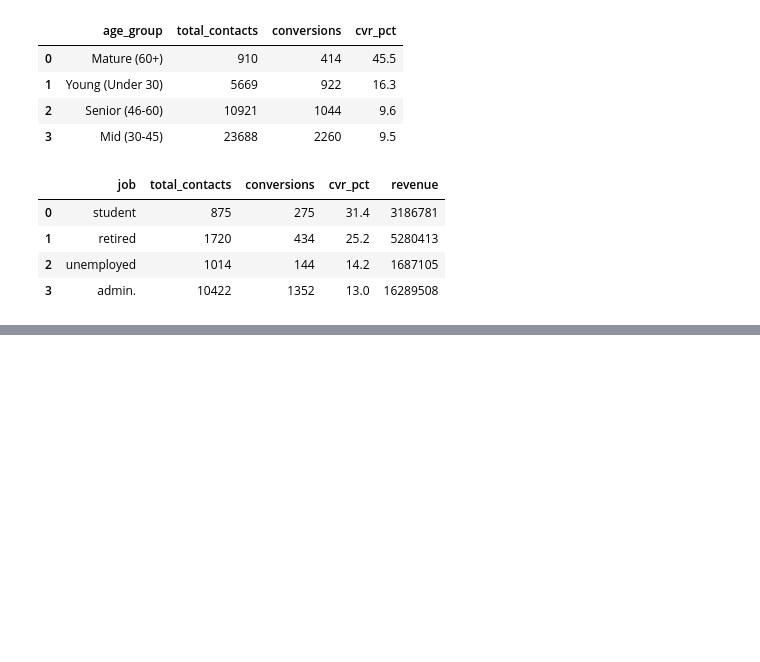
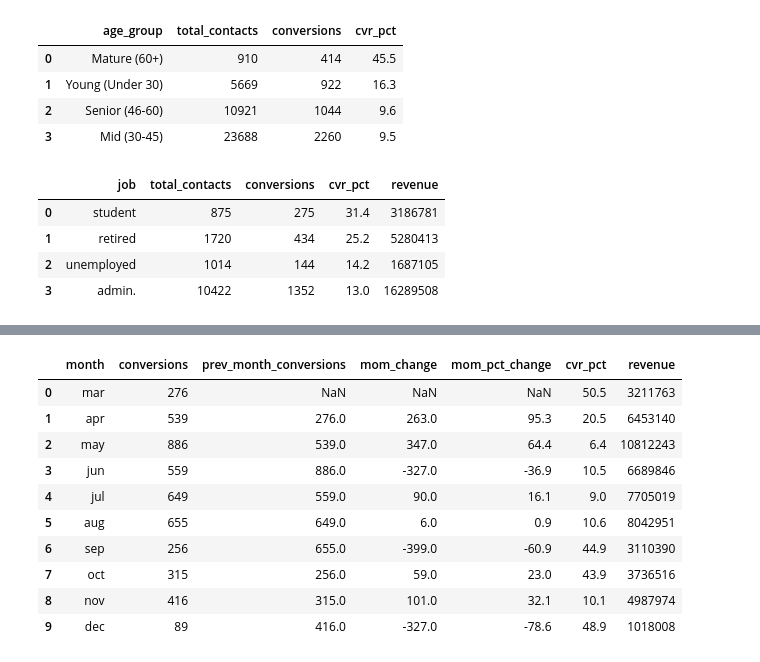
Before and after one commit to Claraoptions/Bank_commercial_dashbord, a Jupyter notebook: sqi_analysis.ipynb, the cells around one changed output, grey strips where cells are left out. Cells and saved outputs as stored; diff of their text form; code cells hidden in the pictures; blank space fills up the shorter version.

```diff
--- a/sqi_analysis.ipynb
+++ b/sqi_analysis.ipynb
@@ -106,0 +177,57 @@ sql("""
+# %%
+sql("""
+    WITH monthly_stats AS (
+        SELECT
+            month,
+            COUNT(*)                        AS total_contacts,
+            SUM(subscribed)                 AS conversions,
+            ROUND(AVG(subscribed) * 100, 1) AS cvr_pct,
+            SUM(deposit_value)              AS revenue
+        FROM bank
+        GROUP BY month
+    ),
+    with_lag AS (
+        SELECT
+            month,
+            conversions,
+            revenue,
+            cvr_pct,
+            LAG(conversions) OVER (ORDER BY CASE month
+                WHEN 'jan' THEN 1 WHEN 'feb' THEN 2 WHEN 'mar' THEN 3
+                WHEN 'apr' THEN 4 WHEN 'may' THEN 5 WHEN 'jun' THEN 6
+                WHEN 'jul' THEN 7 WHEN 'aug' THEN 8 WHEN 'sep' THEN 9
+                WHEN 'oct' THEN 10 WHEN 'nov' THEN 11 WHEN 'dec' THEN 12
+            END) AS prev_month_conversions
+        FROM monthly_stats
+    )
+    SELECT
+        month,
+        conversions,
+        prev_month_conversions,
+        conversions - prev_month_conversions AS mom_change,
+        ROUND(
+            (conversions - prev_month_conversions) * 100.0
+            / prev_month_conversions, 1
+        )                                    AS mom_pct_change,
+        cvr_pct,
+        revenue
+    FROM with_lag
+    ORDER BY CASE month
+        WHEN 'jan' THEN 1 WHEN 'feb' THEN 2 WHEN 'mar' THEN 3
+        WHEN 'apr' THEN 4 WHEN 'may' THEN 5 WHEN 'jun' THEN 6
+        WHEN 'jul' THEN 7 WHEN 'aug' THEN 8 WHEN 'sep' THEN 9
+        WHEN 'oct' THEN 10 WHEN 'nov' THEN 11 WHEN 'dec' THEN 12
+    END
+""")
+# %% [output]
+|  | month | conversions | prev_month_conversions | mom_change | mom_pct_change | cvr_pct | revenue |
+| 0 | mar | 276 | NaN | NaN | NaN | 50.5 | 3211763 |
+| 1 | apr | 539 | 276.0 | 263.0 | 95.3 | 20.5 | 6453140 |
+| 2 | may | 886 | 539.0 | 347.0 | 64.4 | 6.4 | 10812243 |
+| 3 | jun | 559 | 886.0 | -327.0 | -36.9 | 10.5 | 6689846 |
+| 4 | jul | 649 | 559.0 | 90.0 | 16.1 | 9.0 | 7705019 |
+| 5 | aug | 655 | 649.0 | 6.0 | 0.9 | 10.6 | 8042951 |
+| 6 | sep | 256 | 655.0 | -399.0 | -60.9 | 44.9 | 3110390 |
+| 7 | oct | 315 | 256.0 | 59.0 | 23.0 | 43.9 | 3736516 |
+| 8 | nov | 416 | 315.0 | 101.0 | 32.1 | 10.1 | 4987974 |
+| 9 | dec | 89 | 416.0 | -327.0 | -78.6 | 48.9 | 1018008 |
```
Also changed, not shown: parts of 9 cells of this notebook, 1 other file.
